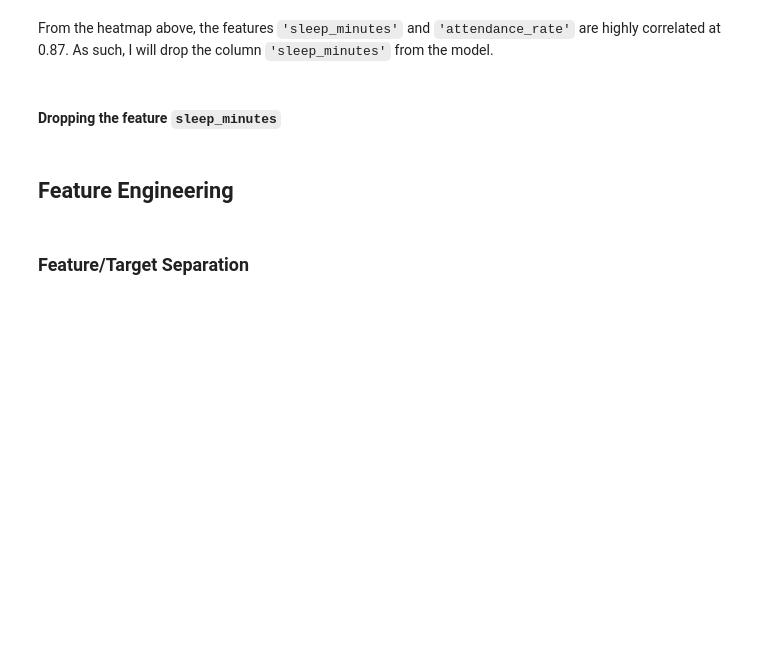
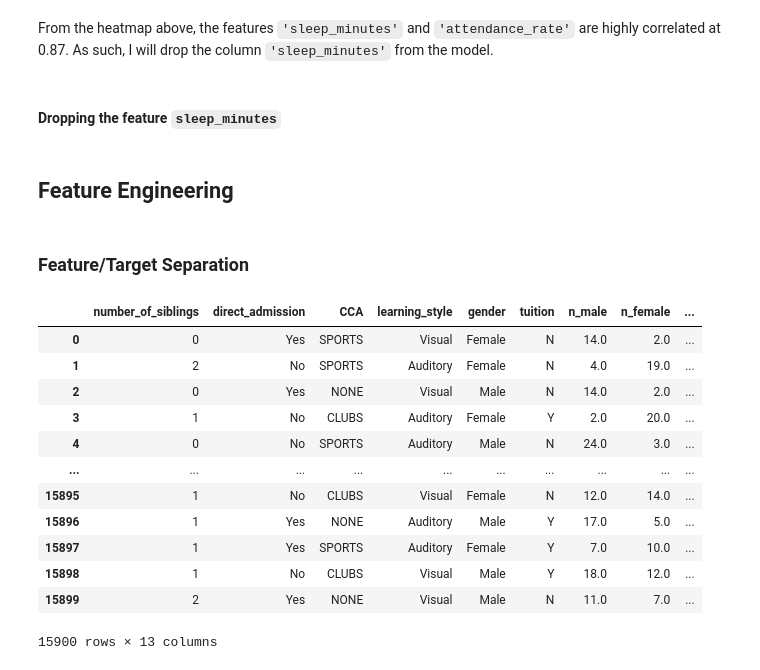
Before and after one commit to dingaroo/aiap_foundation_self_practice, a Jupyter notebook: eda.ipynb, the cells around one changed output. Cells and saved outputs as stored; diff of their text form; code cells hidden in the pictures; blank space fills up the shorter version.

Commit message:
Split data into features/target and train-validation-test sets

```diff
--- a/eda.ipynb
+++ b/eda.ipynb
@@ -919,3 +919,23 @@ df.drop(columns = ['sleep_minutes'], inplace = True)
 ## Feature Engineering
 # %% [markdown]
 ### Feature/Target Separation
+# %%
+# Separate the feature from the target
+X = df.drop(columns = ['final_test'])
+y = df['final_test']
+# %%
+X
+# %% [output]
+|  | number_of_siblings | direct_admission | CCA | learning_style | gender | tuition | n_male | n_female | ... |
+| 0 | 0 | Yes | SPORTS | Visual | Female | N | 14.0 | 2.0 | ... |
+| 1 | 2 | No | SPORTS | Auditory | Female | N | 4.0 | 19.0 | ... |
+| 2 | 0 | Yes | NONE | Visual | Male | N | 14.0 | 2.0 | ... |
+| 3 | 1 | No | CLUBS | Auditory | Female | Y | 2.0 | 20.0 | ... |
+| 4 | 0 | No | SPORTS | Auditory | Male | N | 24.0 | 3.0 | ... |
+| ... | ... | ... | ... | ... | ... | ... | ... | ... | ... |
+| 15895 | 1 | No | CLUBS | Visual | Female | N | 12.0 | 14.0 | ... |
+| 15896 | 1 | Yes | NONE | Auditory | Male | Y | 17.0 | 5.0 | ... |
+| 15897 | 1 | Yes | SPORTS | Auditory | Female | Y | 7.0 | 10.0 | ... |
+| 15898 | 1 | No | CLUBS | Visual | Male | Y | 18.0 | 12.0 | ... |
+| 15899 | 2 | Yes | NONE | Visual | Male | N | 11.0 | 7.0 | ... |
+15900 rows × 13 columns
```
Also changed, not shown: parts of 14 cells of this notebook, 7 other files.
